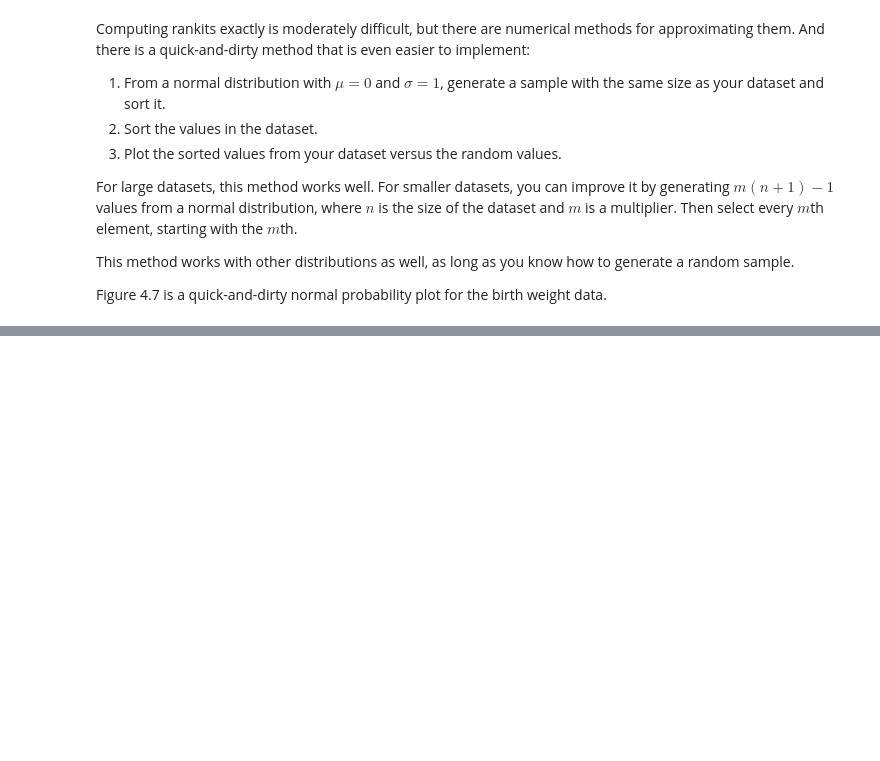
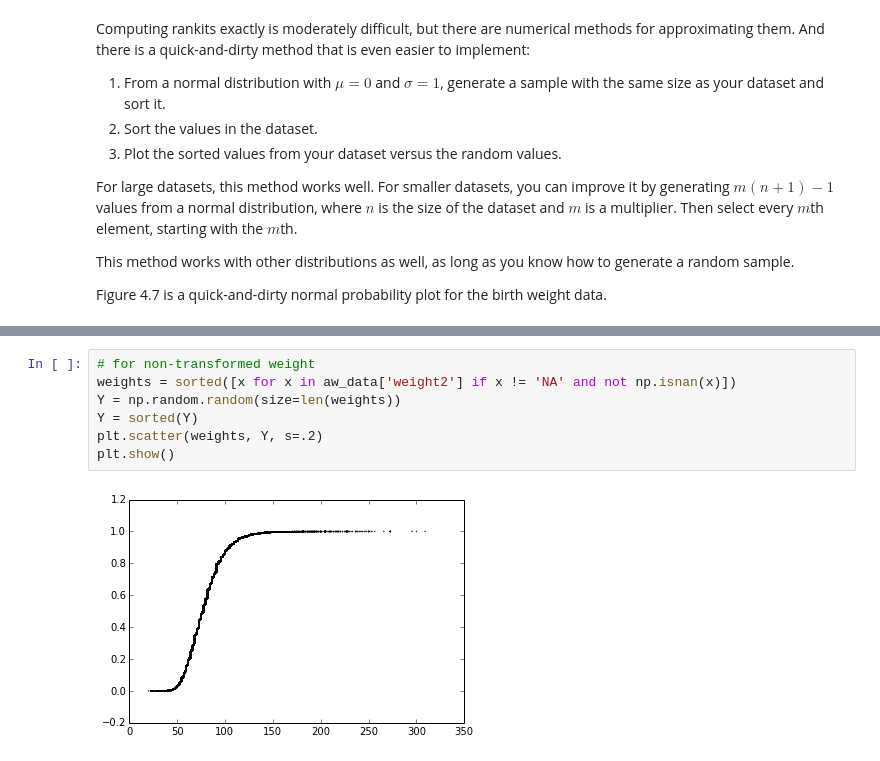
Before and after one commit to 8bit-pixies/Data-Science, a Jupyter notebook: Think-Stats/4 Continuous Distributions.ipynb, the cells around one changed output, grey strips where cells are left out. Drawn from its saved outputs; the diff is of its cells as text; blank space fills up the shorter version.

```diff
--- a/Think-Stats/4 Continuous Distributions.ipynb
+++ b/Think-Stats/4 Continuous Distributions.ipynb
@@ -730,0 +652,9 @@ but not 0, which is good, because log 0 is undefined.
+# %%
+# for non-transformed weight
+weights = sorted([x for x in aw_data['weight2'] if x != 'NA' and not np.isnan(x)])
+Y = np.random.random(size=len(weights))
+Y = sorted(Y)
+plt.scatter(weights, Y, s=.2)
+plt.show()
+# %% [output]
+[figure, added]
```
Also changed, not shown: parts of 33 cells of this notebook, 6 other files.
